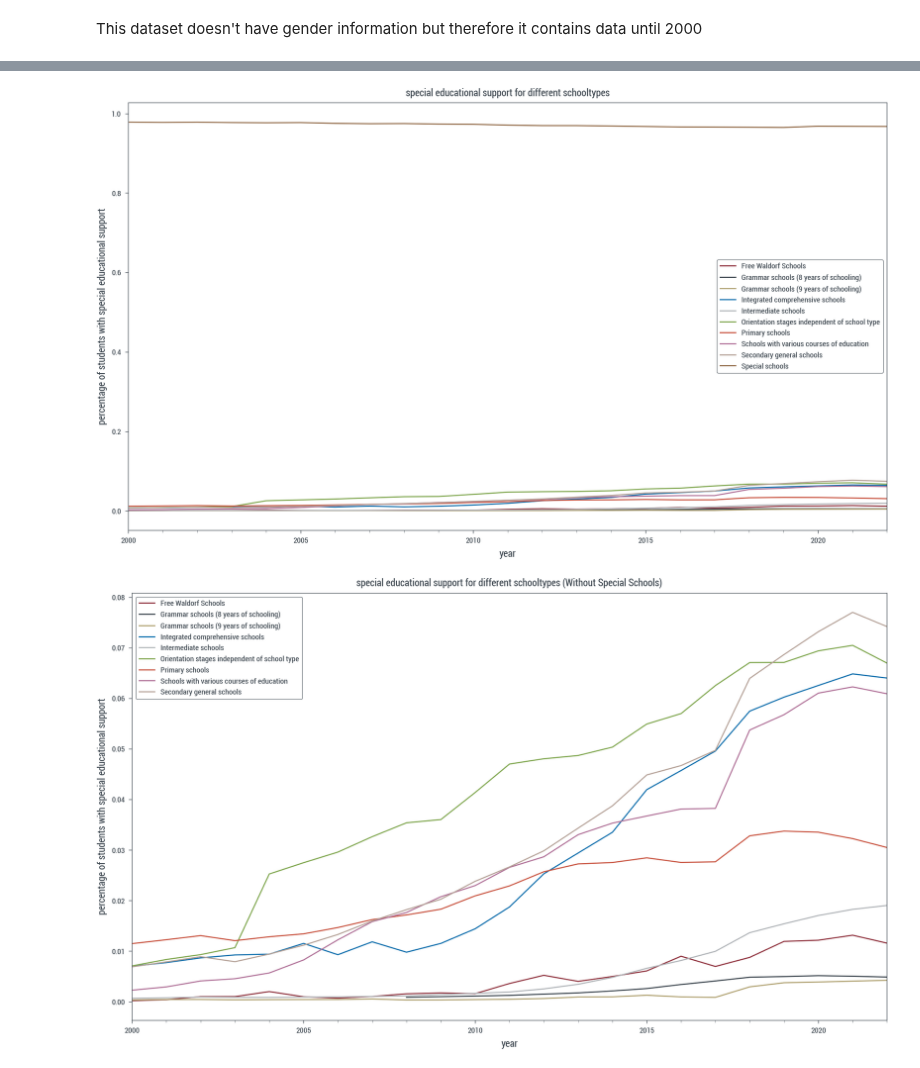
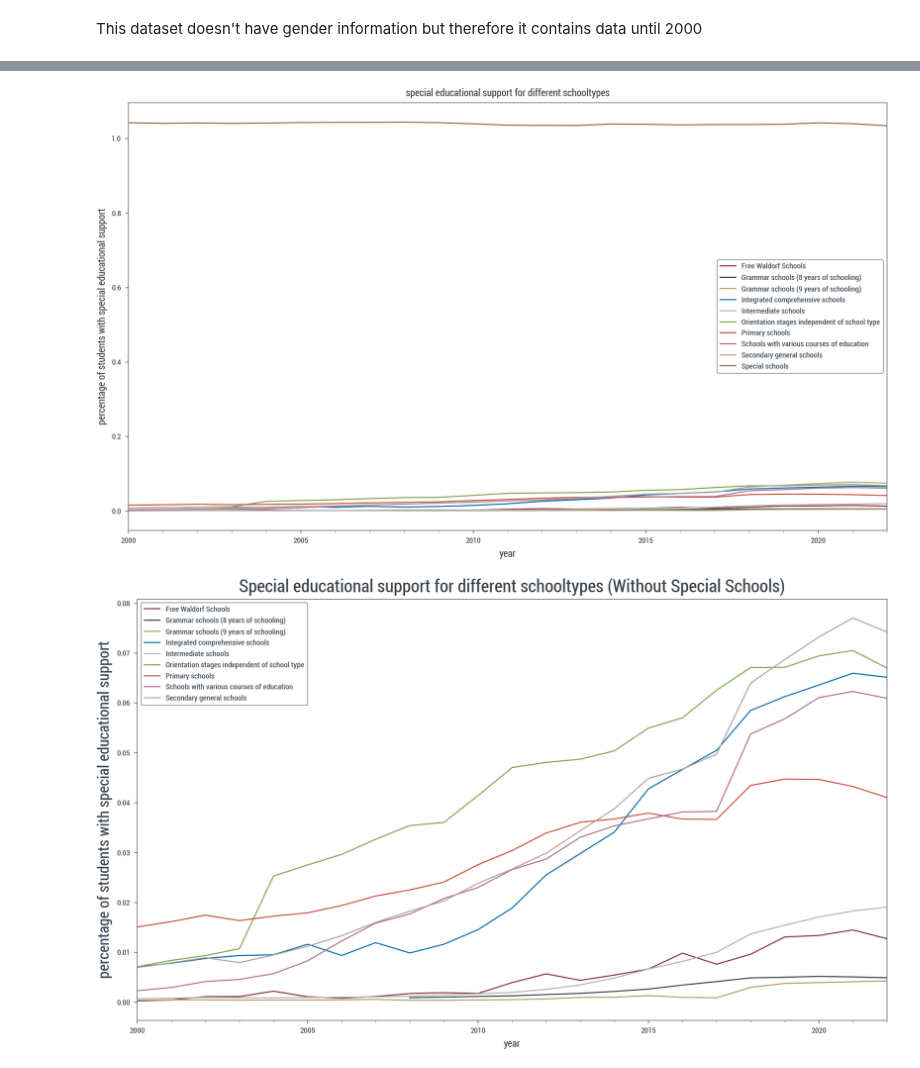
Before and after one commit to KarylReyne/DataLiteracyWS23, a Jupyter notebook: exp/JS-004-Students_With_Special_Edu_Support_No_Gender.ipynb, the cells around one changed output, grey strips where cells are left out. Saved outputs shown, nothing was run; the diff lists cells and outputs as text; code cells hidden in the pictures.

```diff
--- a/exp/JS-004-Students_With_Special_Edu_Support_No_Gender.ipynb
+++ b/exp/JS-004-Students_With_Special_Edu_Support_No_Gender.ipynb
@@ -20,7 +20,10 @@ def load_special_edu_support_percentage(ignore_special_schools=False):
     children_type = loader.load('school-children-by-type')
     children_type = children_type.rename(columns={'Year': 'year'})
     children_type = children_type.rename(columns={'School Type': 'school'})
-    children_type = children_type.rename(columns={'total': 'Value'})
+
+    children_type =  children_type[children_type['Gender']=='Total']
+    children_type = children_type.rename(columns={'Students': 'Value'})
+
     children_type['year'] = pd.to_datetime(children_type['year'], format='%Y')
     children_type['Value'] = pd.to_numeric(children_type['Value'], errors='coerce')
     child_amount_per_year = children_type.groupby(['year','school'])['Value'].sum()
@@ -62,20 +65,20 @@ plt.ylabel('percentage of students with special educational support')
 plt.legend()
 plt.show()
 # %% [output]
-[figure, old version]
+[figure, new version]
 # %%
 import pandas as pd
 import matplotlib.pyplot as plt
 
 special_edu_support = load_special_edu_support_percentage(ignore_special_schools=True)
 fig, ax = plt.subplots(figsize=(10, 6))
 for school in special_edu_support.index.get_level_values(1).unique():
     special_edu_support.xs(school, level='school')['edu_support_relative'].plot(ax=ax, label=school)
 
-plt.title('special educational support for different schooltypes (Without Special Schools)')
+plt.title('Special educational support for different schooltypes (Without Special Schools)', fontsize=16)
 plt.xlabel('year')
-plt.ylabel('percentage of students with special educational support')
+plt.ylabel('percentage of students with special educational support', fontsize=12)
 plt.legend()
 plt.show()
 # %% [output]
-[figure, old version]
+[figure, new version]
```
Also changed, not shown: parts of 1 cell of this notebook, 8 other files.
